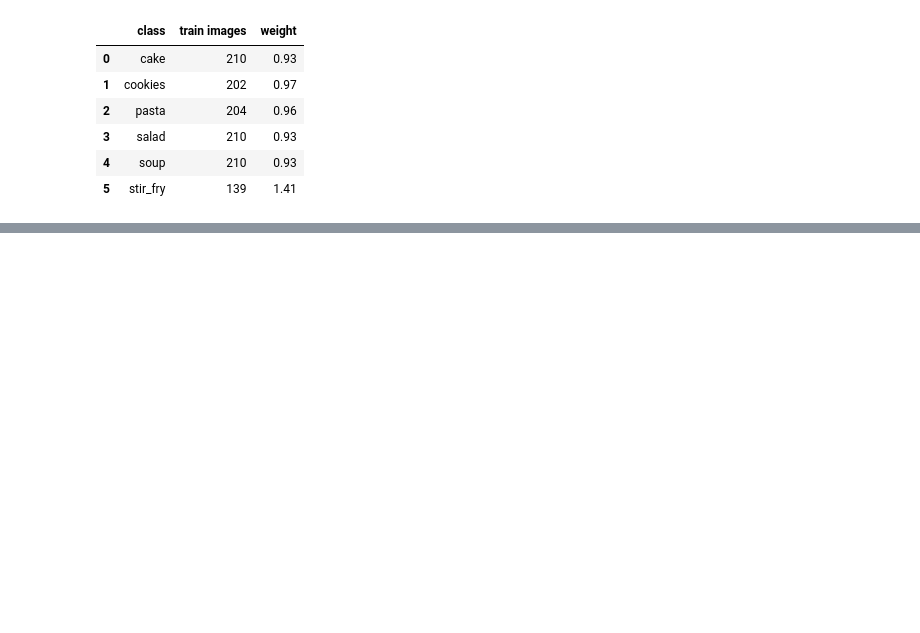
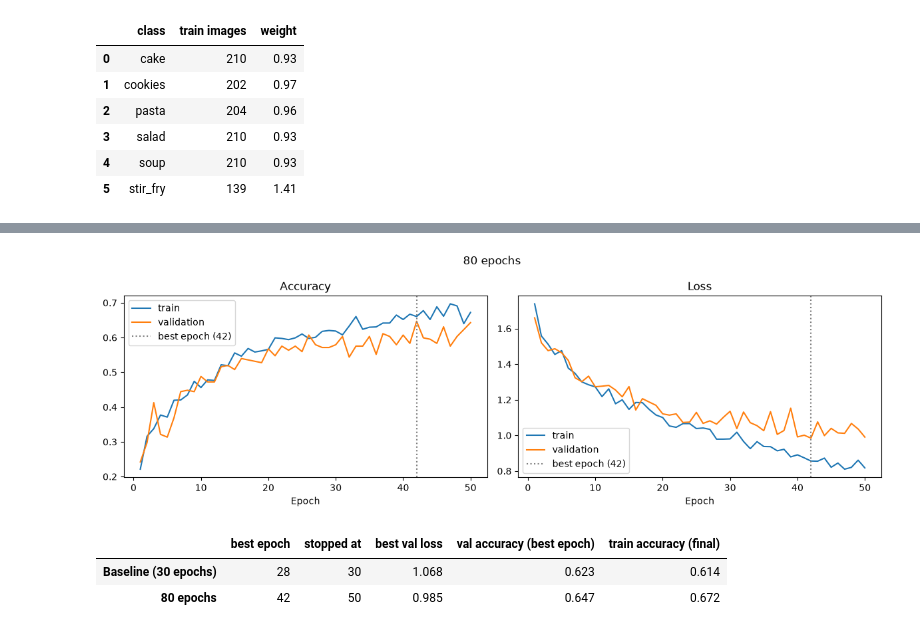
Before and after one commit to demilade-akin/food-classifier, a Jupyter notebook: food_classifier.ipynb, the cells around one changed output, grey strips where cells are left out. Cells and saved outputs as stored; diff of their text form; code cells hidden in the pictures; blank space fills up the shorter version.

```diff
--- a/food_classifier.ipynb
+++ b/food_classifier.ipynb
@@ -305,0 +372,3 @@ _To do._
+# %%
+cnn = build_cnn("cnn")
+hist_cnn = train(cnn, epochs=80, patience=8)
@@ -305,0 +393,8 @@ _To do._
+# %%
+plot_curves(hist_cnn, "80 epochs")
+summarize_runs({"Baseline (30 epochs)": hist_cnn_30, "80 epochs": hist_cnn})
+# %% [output]
+[figure, added]
+|  | best epoch | stopped at | best val loss | val accuracy (best epoch) | train accuracy (final) |
+| Baseline (30 epochs) | 28 | 30 | 1.068 | 0.623 | 0.614 |
+| 80 epochs | 42 | 50 | 0.985 | 0.647 | 0.672 |
```
Also changed, not shown: parts of 51 cells of this notebook, 5 other files.
